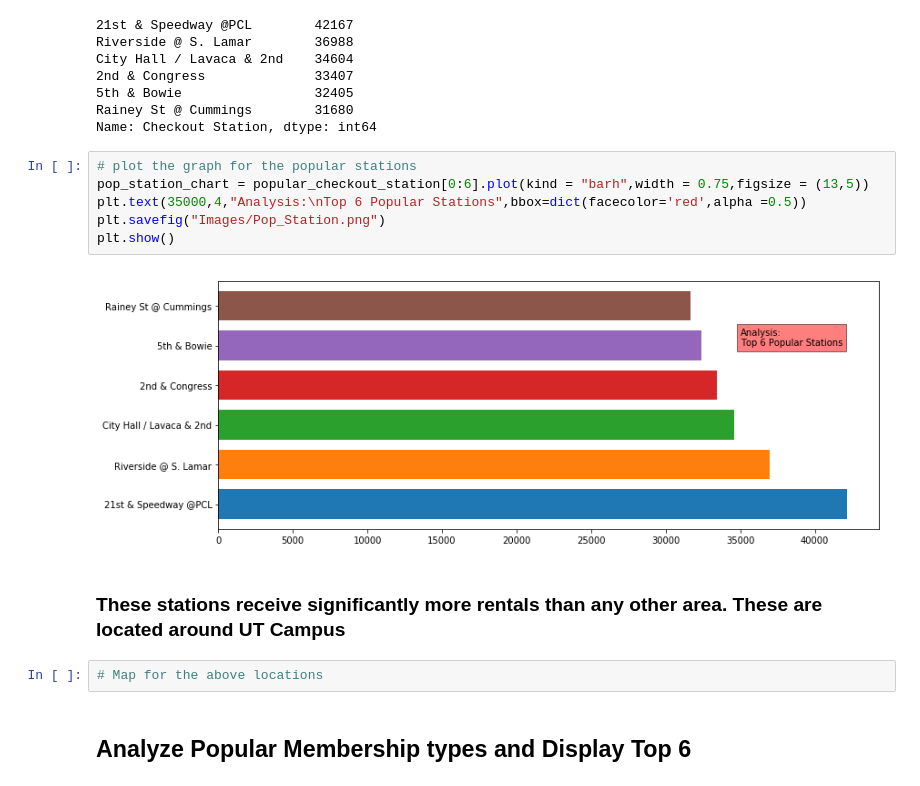
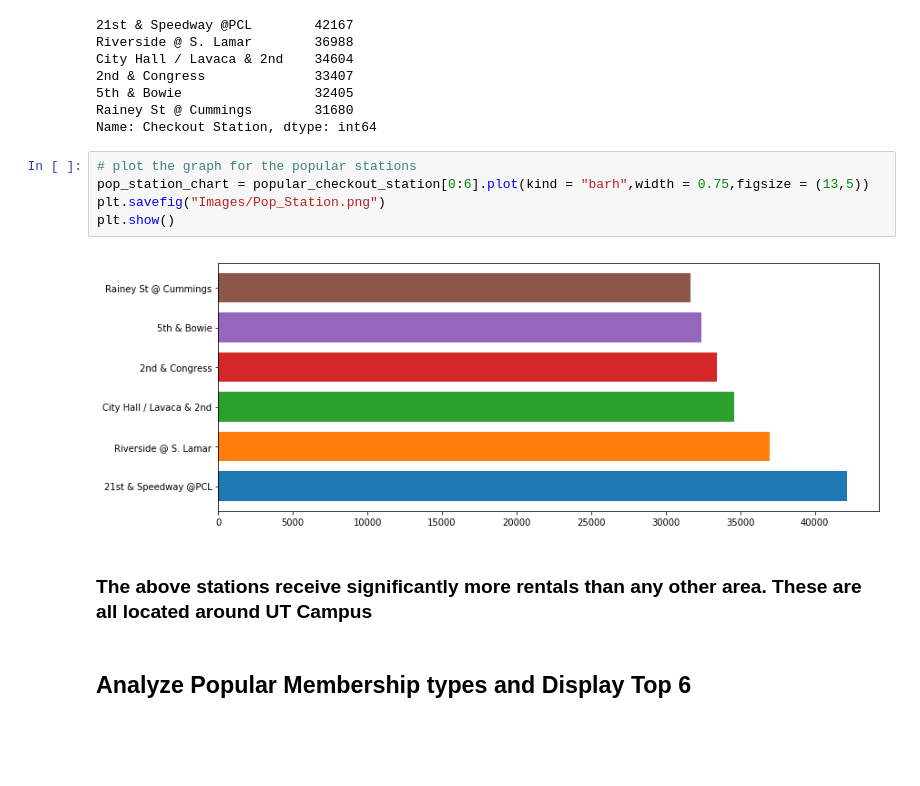
Before and after one commit to ananyay/Pedal_through_Austin, a Jupyter notebook: Data_Analysis_ananya.ipynb, the cells around one changed output. Saved outputs shown, nothing was run; the diff lists cells and outputs as text; blank space fills up the shorter version.

```diff
--- a/Data_Analysis_ananya.ipynb
+++ b/Data_Analysis_ananya.ipynb
@@ -147,15 +147,12 @@ Name: Checkout Station, dtype: int64
 # %%
 # plot the graph for the popular stations
 pop_station_chart = popular_checkout_station[0:6].plot(kind = "barh",width = 0.75,figsize = (13,5))
-plt.text(35000,4,"Analysis:\nTop 6 Popular Stations",bbox=dict(facecolor='red',alpha =0.5))
 plt.savefig("Images/Pop_Station.png")
 plt.show()
 # %% [output]
-[figure, old version]
+[figure, new version]
 # %% [markdown]
-###   These  stations  receive significantly more rentals than any other area. These are located  around UT Campus
+###   The above  stations  receive significantly more rentals than any other area. These are all  located  around UT Campus
-# %%
-# Map for the above locations
 # %% [markdown]
 ## Analyze  Popular Membership types and Display Top 6
 # %%
```
Also changed, not shown: parts of 4 cells of this notebook, 2 other files.
